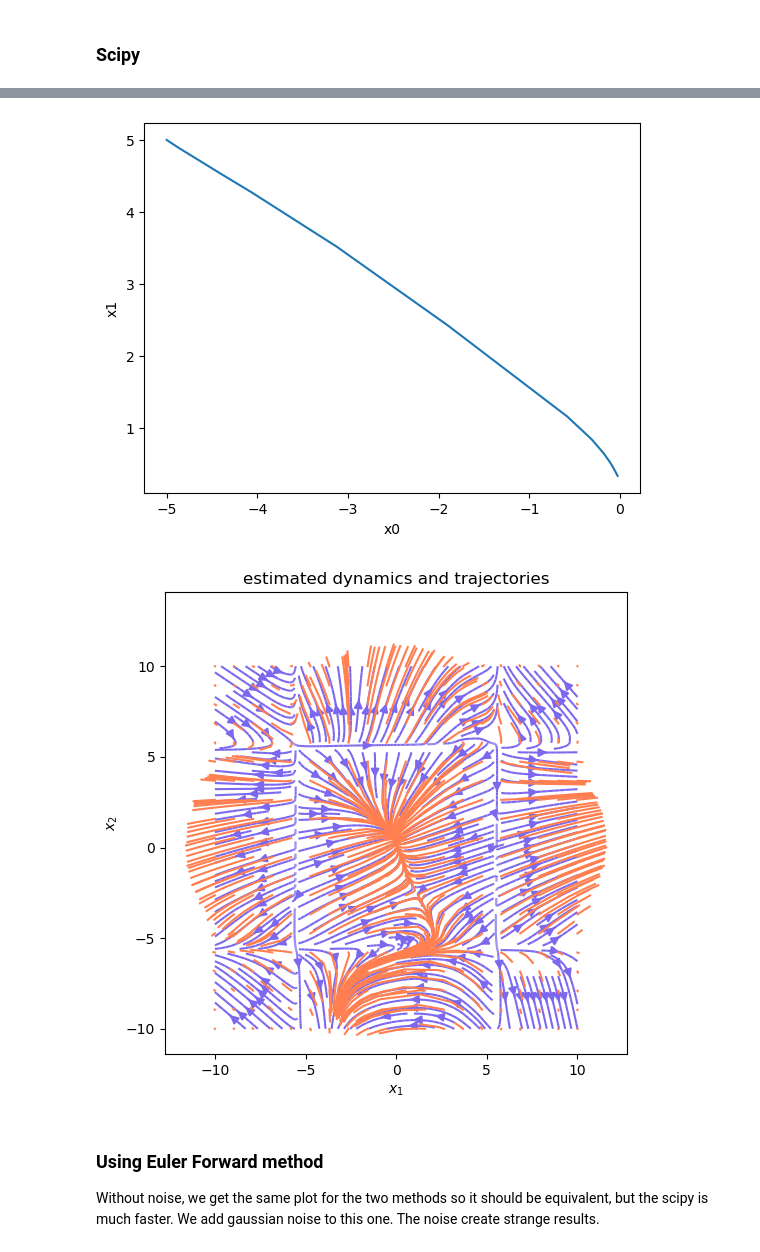
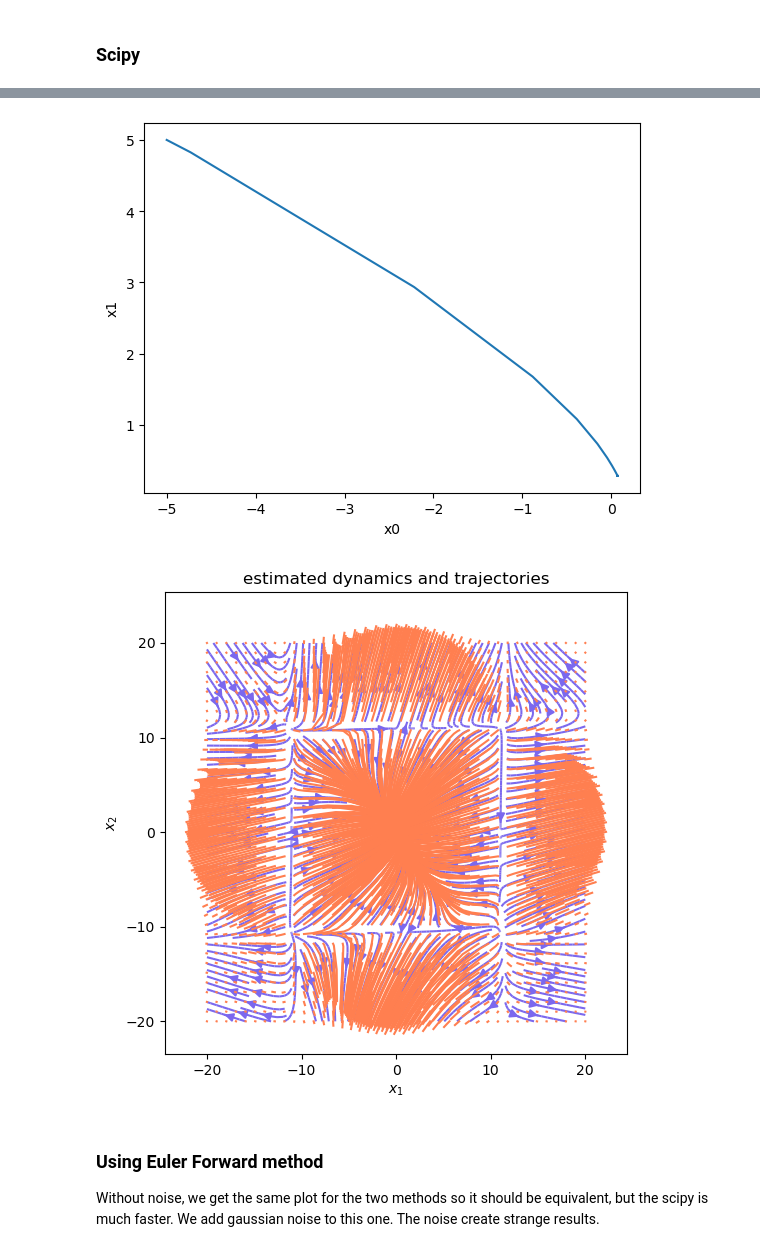
Before and after one commit to osflo/gp-sde, a Jupyter notebook: demos/Spike_Neuron_Use_model.ipynb, the cells around one changed output, grey strips where cells are left out. Drawn from its saved outputs; the diff is of its cells as text; code cells hidden in the pictures.

```diff
--- a/demos/Spike_Neuron_Use_model.ipynb
+++ b/demos/Spike_Neuron_Use_model.ipynb
@@ -12,16 +12,16 @@ import scipy.integrate as integrate
 import scipy.optimize as optimize
 import math
 # %%
-name="200_120_241127_50_5"
+name="200_120_241127_50"
 model=torch.load('Graph_and_modelsave/GPSDE_model_'+name+'.pt')
 with open("Graph_and_modelsave/GPSDE_inference_"+name+".pkl",'rb') as file:
     inference=pickle.load(file)
 # %% [markdown]
 ## Dynamics
 # %%
-ngrid = 220
-xmin = -10 #modify
-xmax = 10
+ngrid = 200
+xmin = -20 #modify
+xmax = 20
 x = torch.linspace(xmin,xmax,ngrid)
 y = torch.linspace(xmin,xmax,ngrid)
 
@@ -93,41 +99,41 @@ plt.xlabel('x0')
 plt.ylabel("x1")
 plt.show()
 # %% [output]
-[figure, old version]
+[figure, new version]
 # %%
 # Superpose the trajectories and the dynamics:
 
-ngrid = 20
-xmin = -10
-xmax = 10
+ngrid = 40
+xmin = -20
+xmax = 20
 x = torch.linspace(xmin,xmax,ngrid)
 y = torch.linspace(xmin,xmax,ngrid)
 
 xv, yv = torch.meshgrid([x, y])
 xygrid = torch.cat((yv.reshape(-1, 1),xv.reshape(-1, 1)),dim=1)
 out_est = model.transfunc.predict(xygrid.unsqueeze(0)) #compute the dyamics on the grid
 # visualise dynamics
 sz = 6
 plt.figure(figsize=(sz,sz))
 plt.streamplot(x.numpy(), y.numpy(), out_est[0,:,0].detach().reshape(ngrid,ngrid).numpy(),
            out_est[0,:,1].detach().numpy().reshape(ngrid, ngrid), arrowsize=1.2,
                   density=2, color='mediumslateblue')
 
 for x0_ini in x:
        for x1_ini in y:
               with torch.no_grad():
                      sol=integrate.solve_ivp(f_ode,(0.,120.),torch.Tensor([x0_ini,x1_ini]))
               plt.plot(sol.y[0],sol.y[1],color='coral')
 
 
 plt.xlabel('$x_1$')
 plt.ylabel('$x_2$')
 plt.title('estimated dynamics and trajectories')
 plt.axis('square')
 plt.savefig("Generation/dynamics&trajectories_"+name+".pdf")
 plt.show()
 # %% [output]
-[figure, old version]
+[figure, new version]
 # %% [markdown]
 ### Using Euler Forward method
 Without noise, we get the same plot for the two methods so it should be equivalent, but the scipy is much faster. We add gaussian noise to this one.
```
Also changed, not shown: parts of 12 cells of this notebook, 9 other files.
